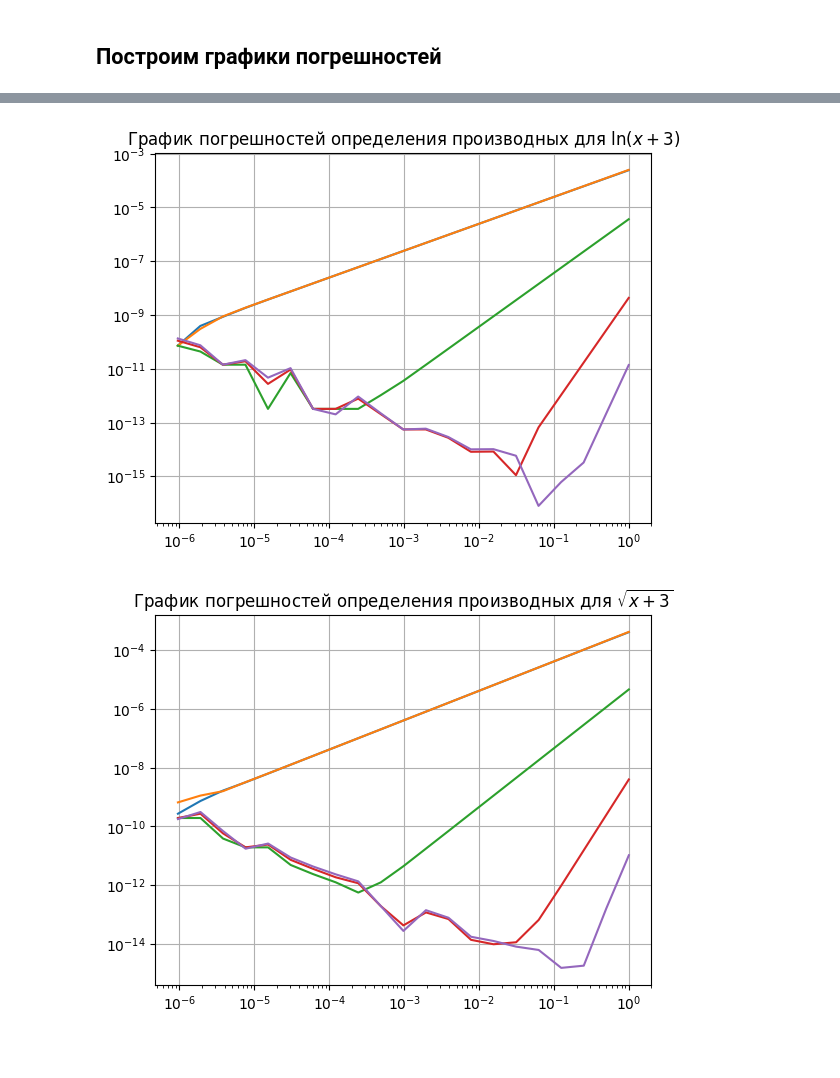
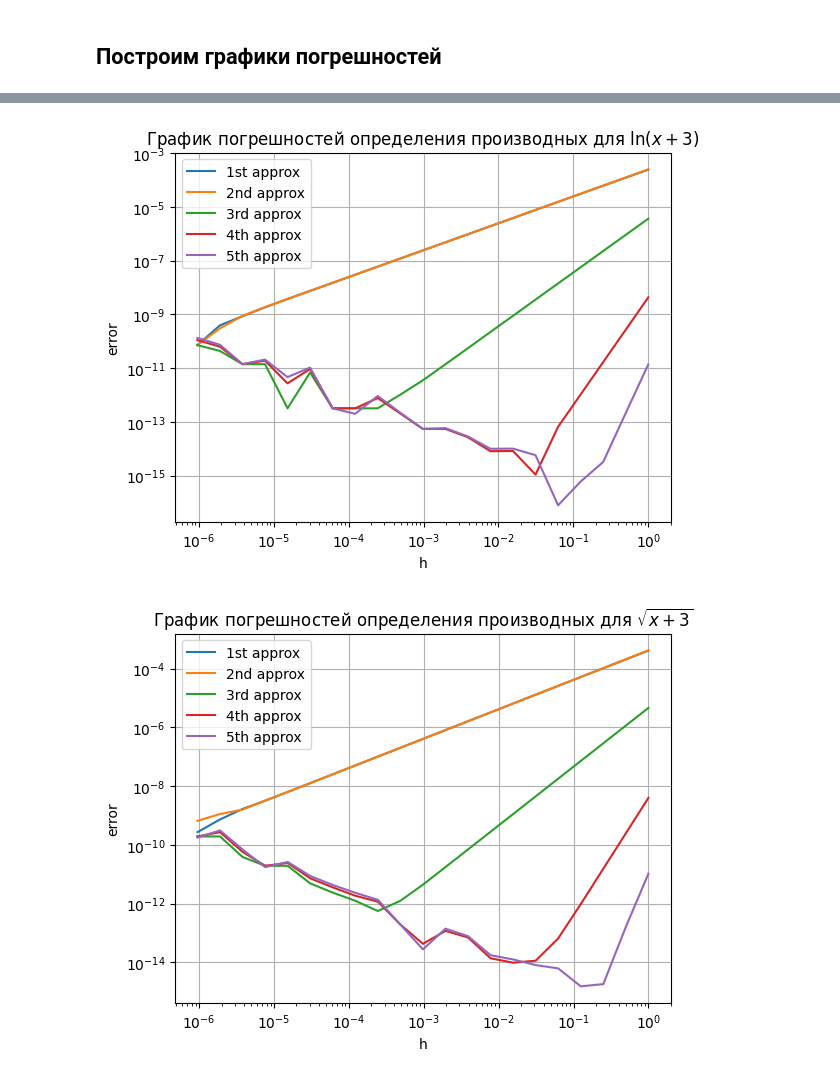
Before and after one commit to PozhiloyPumba/witchMath, a Jupyter notebook: lab1/lab1.ipynb, the cells around one changed output, grey strips where cells are left out. Cells and saved outputs as stored; diff of their text form; code cells hidden in the pictures; blank space fills up the shorter version.

Commit message:
added legend and axis label

```diff
--- a/lab1/lab1.ipynb
+++ b/lab1/lab1.ipynb
@@ -88,9 +93,13 @@ for i in range (0, 5):
     plt.yscale("log")
     plt.xscale("log")
 
-    list(map(lambda approx_type : plt.plot(np.geomspace (1, 2 ** (-20), 21), current.get_errors_with_approx(x, approx_type, np.geomspace (1, 2 ** (-20), 21))), approxes))
+    list(map(lambda approx_type : plt.plot(np.geomspace (1, 2 ** (-20), 21), \
+             current.get_errors_with_approx(x, approx_type, np.geomspace (1, 2 ** (-20), 21))), approxes))
 
     plt.title('График погрешностей определения производных для ' + func_names[i])
+    plt.legend(['1st approx', '2nd approx', '3rd approx', '4th approx', '5th approx'])
+    plt.xlabel('h')
+    plt.ylabel('error')
     plt.grid()
     plt.show()
 # %% [output]
@@ -100,2 +109,2 @@ for i in range (0, 5):
-[figure, old version]
+[figure, new version]
-[figure, old version]
+[figure, new version]
```
Also changed, not shown: parts of 2 cells of this notebook.
